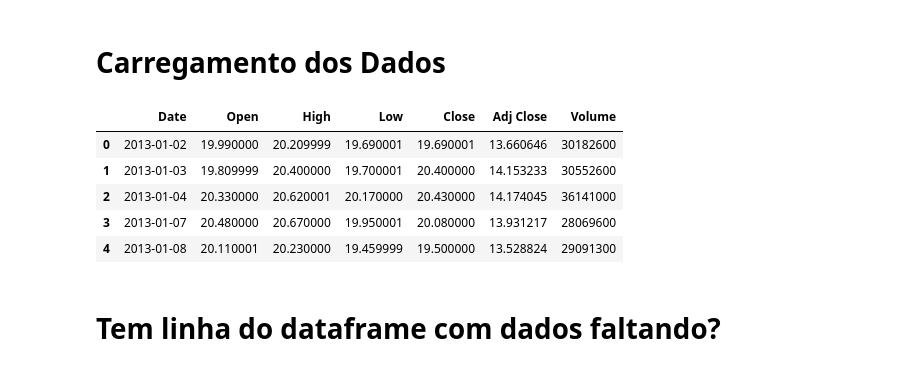
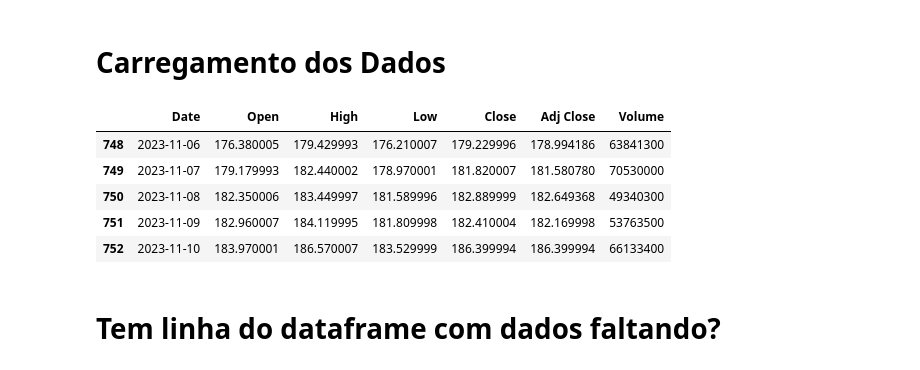
Before and after one commit to tauisilva/projeto-KDJ, a Jupyter notebook: Colab/Projeto_KDJ.ipynb, the cells around one changed output. Drawn from its saved outputs; the diff is of its cells as text; code cells hidden in the pictures.

```diff
--- a/Colab/Projeto_KDJ.ipynb
+++ b/Colab/Projeto_KDJ.ipynb
@@ -4,16 +4,16 @@
 # Carregamento dos Dados
 # %%
 import pandas as pd
-df = pd.read_csv("PETR4.SA2.csv")
+df = pd.read_csv("/content/sample_data/AAPL.csv")
 
-df.head()
+df.tail()
 # %% [output]
 |  | Date | Open | High | Low | Close | Adj Close | Volume |
-| 0 | 2013-01-02 | 19.990000 | 20.209999 | 19.690001 | 19.690001 | 13.660646 | 30182600 |
-| 1 | 2013-01-03 | 19.809999 | 20.400000 | 19.700001 | 20.400000 | 14.153233 | 30552600 |
-| 2 | 2013-01-04 | 20.330000 | 20.620001 | 20.170000 | 20.430000 | 14.174045 | 36141000 |
-| 3 | 2013-01-07 | 20.480000 | 20.670000 | 19.950001 | 20.080000 | 13.931217 | 28069600 |
-| 4 | 2013-01-08 | 20.110001 | 20.230000 | 19.459999 | 19.500000 | 13.528824 | 29091300 |
+| 748 | 2023-11-06 | 176.380005 | 179.429993 | 176.210007 | 179.229996 | 178.994186 | 63841300 |
+| 749 | 2023-11-07 | 179.179993 | 182.440002 | 178.970001 | 181.820007 | 181.580780 | 70530000 |
+| 750 | 2023-11-08 | 182.350006 | 183.449997 | 181.589996 | 182.889999 | 182.649368 | 49340300 |
+| 751 | 2023-11-09 | 182.960007 | 184.119995 | 181.809998 | 182.410004 | 182.169998 | 53763500 |
+| 752 | 2023-11-10 | 183.970001 | 186.570007 | 183.529999 | 186.399994 | 186.399994 | 66133400 |
 # %% [markdown]
 # Tem linha do dataframe com dados faltando?
 # %%
```
Also changed, not shown: parts of 21 cells of this notebook, 8 other files.
